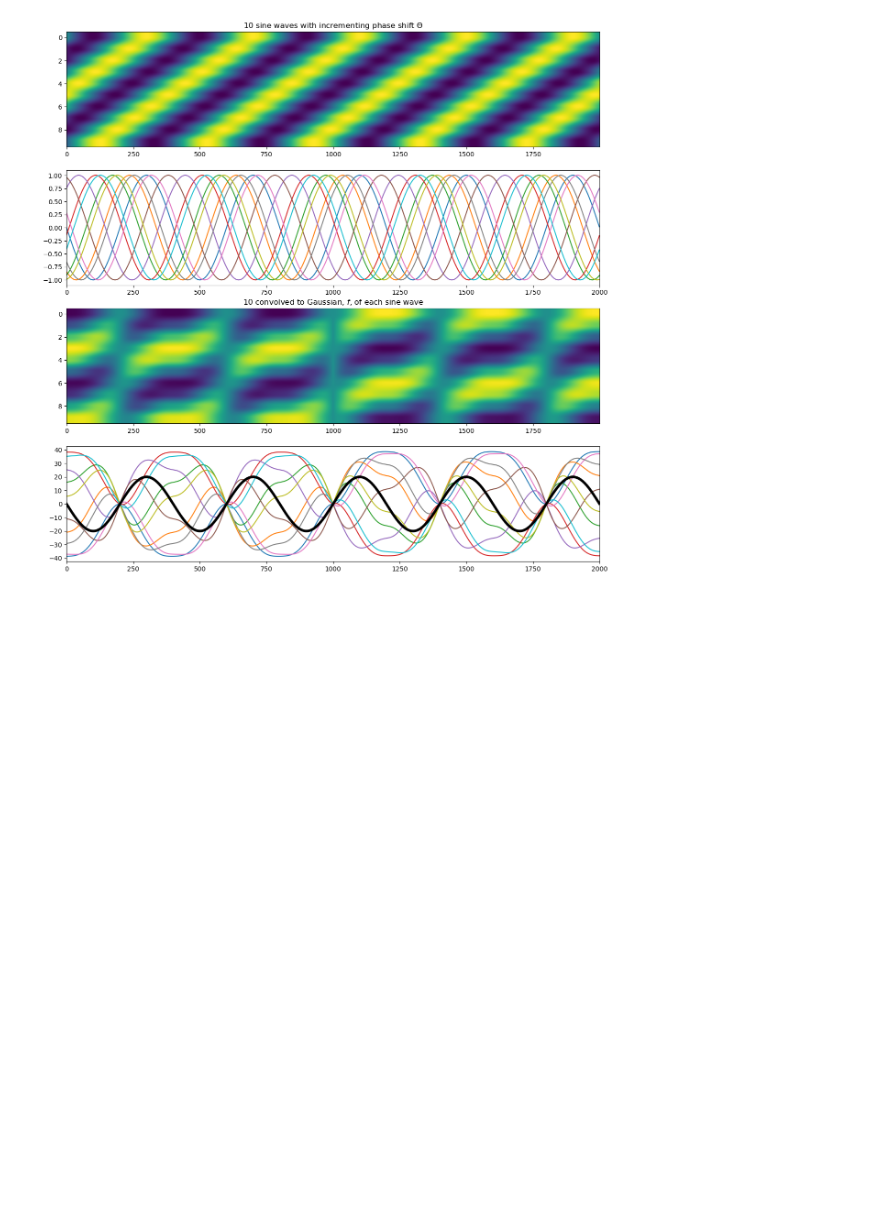
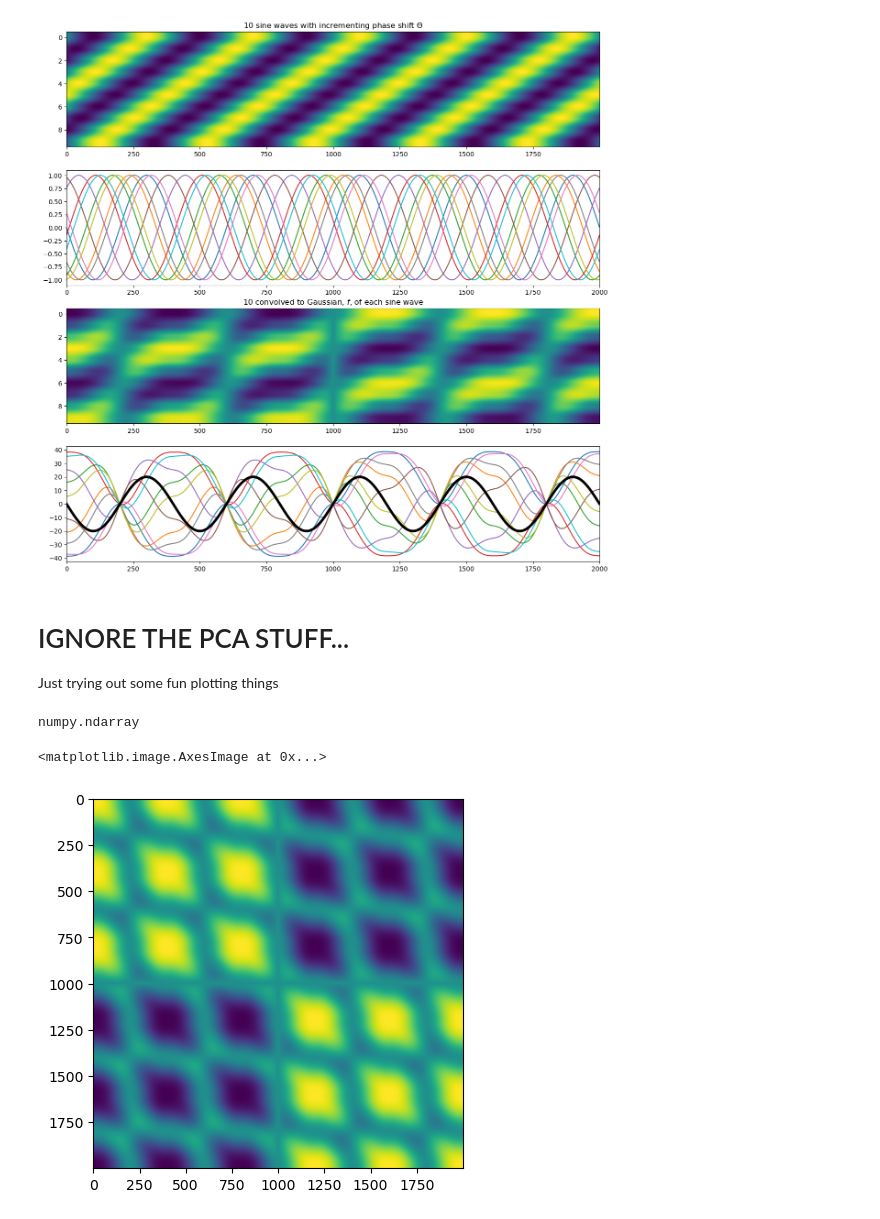
Before and after one commit to w-decker/SliceTime_TempDeriv, a Jupyter notebook: notebook.ipynb, the cells around one changed output. Saved outputs shown, nothing was run; the diff lists cells and outputs as text; code cells hidden in the pictures; blank space fills up the shorter version.

```diff
--- a/notebook.ipynb
+++ b/notebook.ipynb
@@ -174,3 +175,7 @@ ax[3].set_xlim(0, 2000)
 # %% [output]
 (0.0, 2000.0)
 [figure]
+# %% [markdown]
+# IGNORE THE PCA STUFF...
+
+Just trying out some fun plotting things
@@ -176,0 +184,14 @@ ax[3].set_xlim(0, 2000)
+# %%
+pca = PCA(n_components=10)
+X_pca = pca.fit(X_conv)
+X_pca_cov = X_pca.get_covariance()
+# %%
+np.size(X_pca)
+type(X_pca_cov)
+# %% [output]
+numpy.ndarray
+# %%
+plt.imshow(X_pca_cov)
+# %% [output]
+<matplotlib.image.AxesImage at 0x...>
+[figure, added]
```
Also changed, not shown: parts of 3 cells of this notebook.
